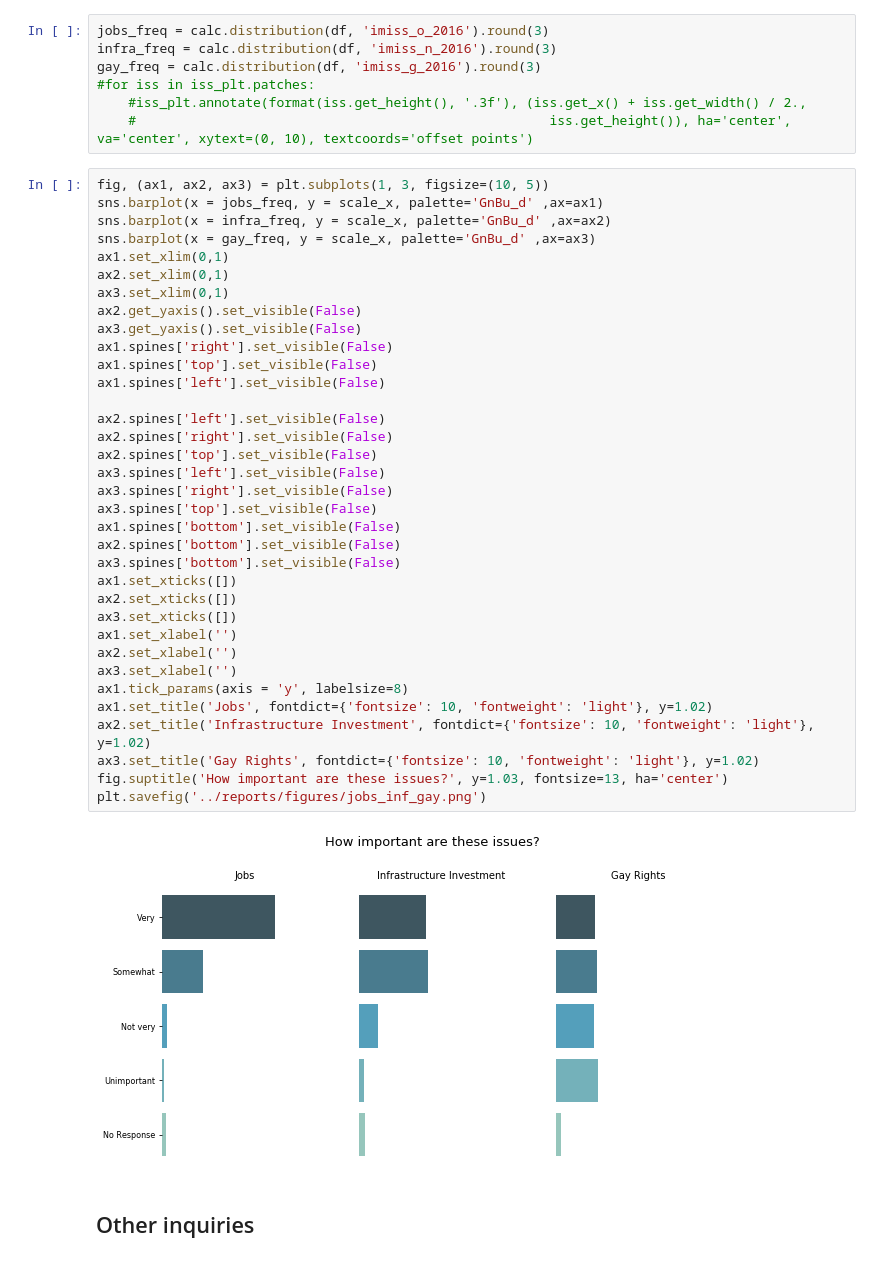
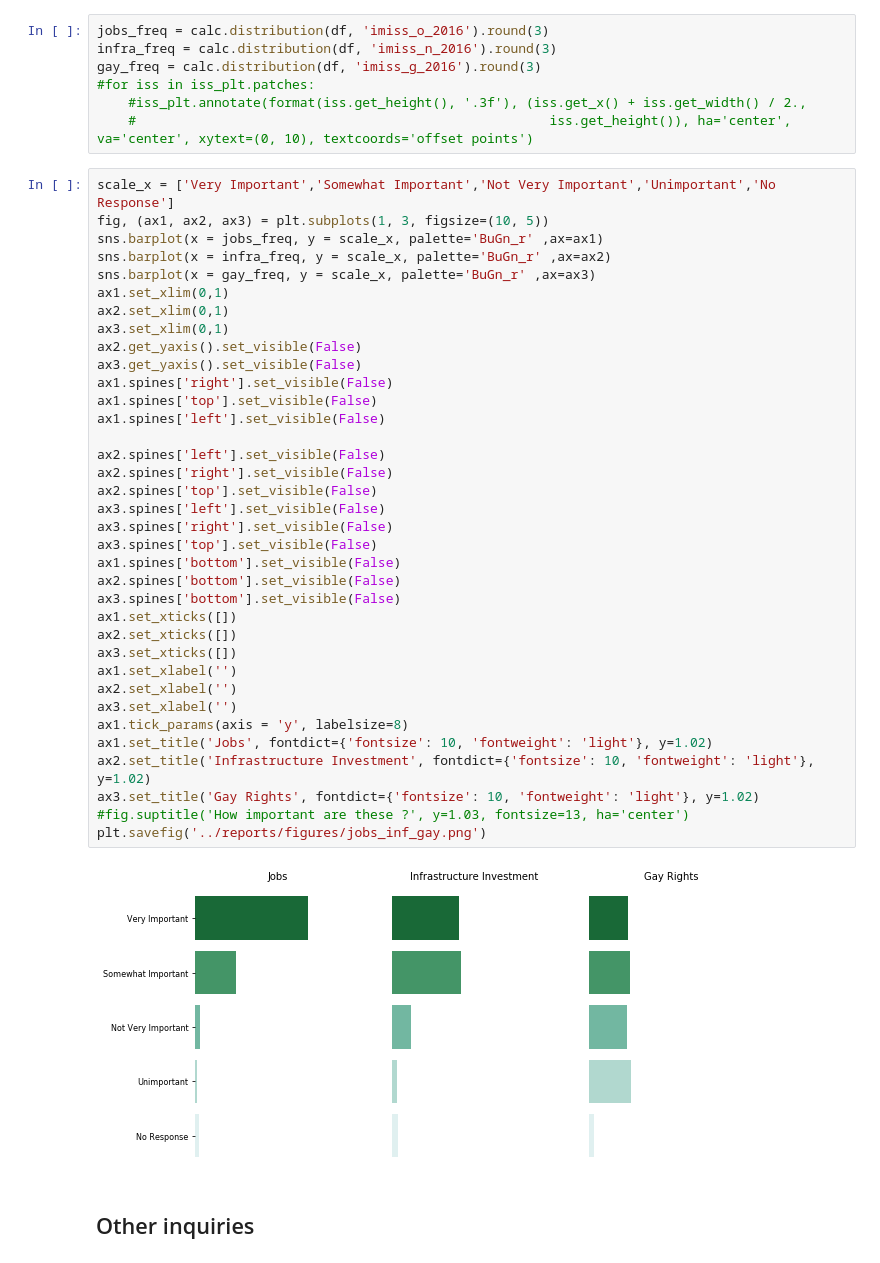
Before and after one commit to ali0003433/predict-by-issue-prioritization, a Jupyter notebook: notebooks/appendix.ipynb, the cells around one changed output. Saved outputs shown, nothing was run; the diff lists cells and outputs as text.

```diff
--- a/notebooks/appendix.ipynb
+++ b/notebooks/appendix.ipynb
@@ -145,42 +145,43 @@ gay_freq = calc.distribution(df, 'imiss_g_2016').round(3)
     #iss_plt.annotate(format(iss.get_height(), '.3f'), (iss.get_x() + iss.get_width() / 2.,
     #                                                     iss.get_height()), ha='center', va='center', xytext=(0, 10), textcoords='offset points')
 # %%
+scale_x = ['Very Important','Somewhat Important','Not Very Important','Unimportant','No Response']
 fig, (ax1, ax2, ax3) = plt.subplots(1, 3, figsize=(10, 5))
-sns.barplot(x = jobs_freq, y = scale_x, palette='GnBu_d' ,ax=ax1)
-sns.barplot(x = infra_freq, y = scale_x, palette='GnBu_d' ,ax=ax2)
-sns.barplot(x = gay_freq, y = scale_x, palette='GnBu_d' ,ax=ax3)
+sns.barplot(x = jobs_freq, y = scale_x, palette='BuGn_r' ,ax=ax1)
+sns.barplot(x = infra_freq, y = scale_x, palette='BuGn_r' ,ax=ax2)
+sns.barplot(x = gay_freq, y = scale_x, palette='BuGn_r' ,ax=ax3)
 ax1.set_xlim(0,1)
 ax2.set_xlim(0,1)
 ax3.set_xlim(0,1)
 ax2.get_yaxis().set_visible(False)
 ax3.get_yaxis().set_visible(False)
 ax1.spines['right'].set_visible(False)
 ax1.spines['top'].set_visible(False)
 ax1.spines['left'].set_visible(False)
 
 ax2.spines['left'].set_visible(False)
 ax2.spines['right'].set_visible(False)
 ax2.spines['top'].set_visible(False)
 ax3.spines['left'].set_visible(False)
 ax3.spines['right'].set_visible(False)
 ax3.spines['top'].set_visible(False)
 ax1.spines['bottom'].set_visible(False)
 ax2.spines['bottom'].set_visible(False)
 ax3.spines['bottom'].set_visible(False)
 ax1.set_xticks([])
 ax2.set_xticks([])
 ax3.set_xticks([])
 ax1.set_xlabel('')
 ax2.set_xlabel('')
 ax3.set_xlabel('')
 ax1.tick_params(axis = 'y', labelsize=8)
 ax1.set_title('Jobs', fontdict={'fontsize': 10, 'fontweight': 'light'}, y=1.02)
 ax2.set_title('Infrastructure Investment', fontdict={'fontsize': 10, 'fontweight': 'light'}, y=1.02)
 ax3.set_title('Gay Rights', fontdict={'fontsize': 10, 'fontweight': 'light'}, y=1.02)
-fig.suptitle('How important are these issues?', y=1.03, fontsize=13, ha='center')
+#fig.suptitle('How important are these ?', y=1.03, fontsize=13, ha='center')
 plt.savefig('../reports/figures/jobs_inf_gay.png')
 # %% [output]
-[figure, old version]
+[figure, new version]
 # %% [markdown]
 ## Other inquiries
 # %%
```
Also changed, not shown: 5 other files.
